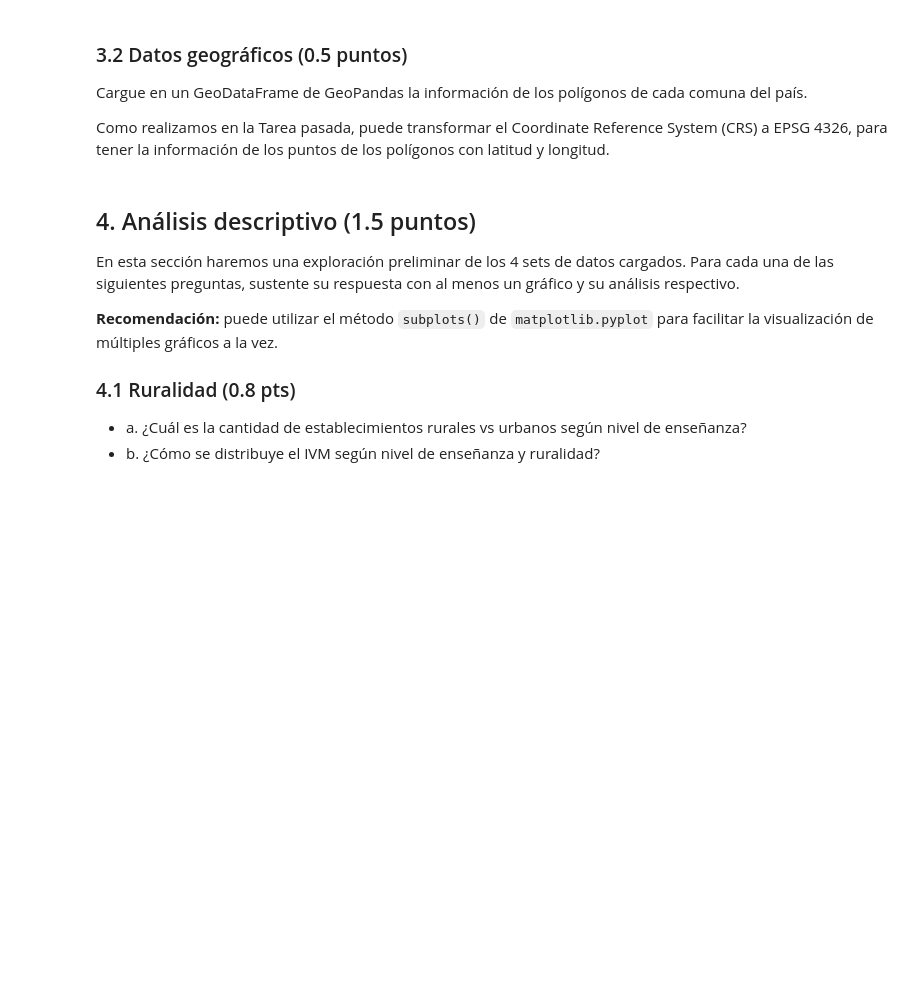
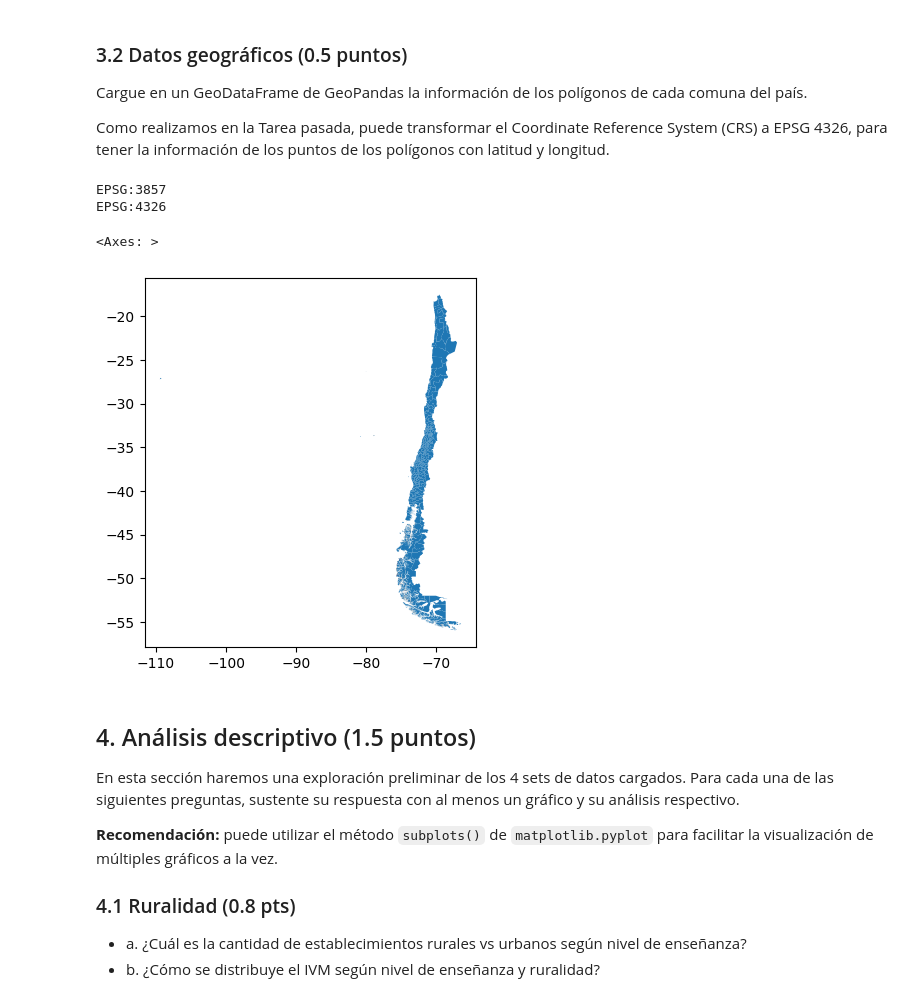
Before and after one commit to GadzuGB1991/IMT2200-Gaspar-Yanez, a Jupyter notebook: Tareas/Tarea 03/IMT2200-25s2 - Tarea 03.ipynb, the cells around one changed output. Saved outputs shown, nothing was run; the diff lists cells and outputs as text; code cells hidden in the pictures; blank space fills up the shorter version.

```diff
--- a/Tareas/Tarea 03/IMT2200-25s2 - Tarea 03.ipynb
+++ b/Tareas/Tarea 03/IMT2200-25s2 - Tarea 03.ipynb
@@ -245,6 +276,16 @@ Cargue en un GeoDataFrame de GeoPandas la información de los polígonos de cada
 Como realizamos en la Tarea pasada, puede transformar el Coordinate Reference System (CRS) a EPSG 4326, para tener la información de los puntos de los polígonos con latitud y longitud.
 # %%
 # Respuesta
+gdf = gpd.read_file("data")
+print(gdf.crs)
+gdf = gdf.to_crs(epsg=4326)
+print(gdf.crs)
+gdf.plot()
+# %% [output]
+EPSG:3857
+EPSG:4326
+<Axes: >
+[figure, added]
 # %% [markdown]
 ## 4. Análisis descriptivo (1.5 puntos)
 
```
Also changed, not shown: parts of 25 cells of this notebook.
